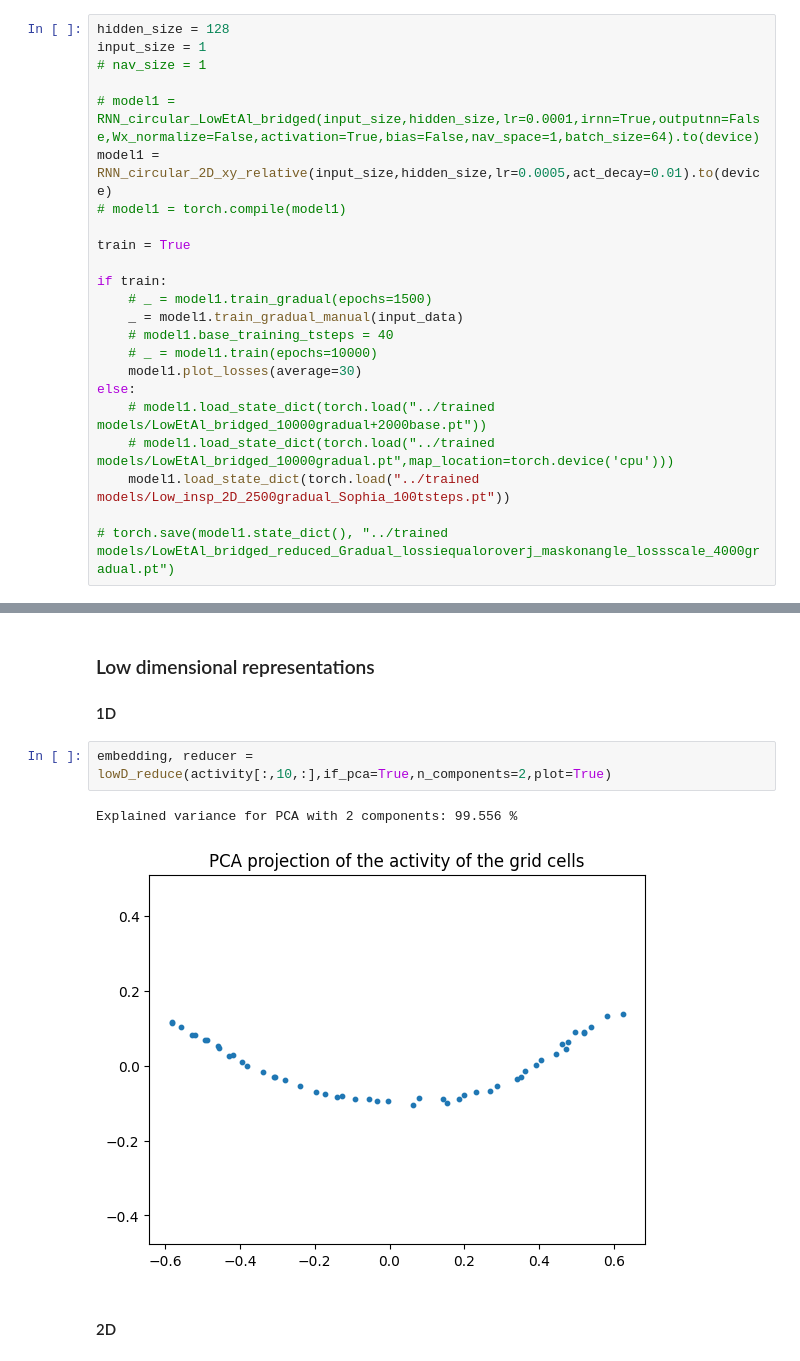
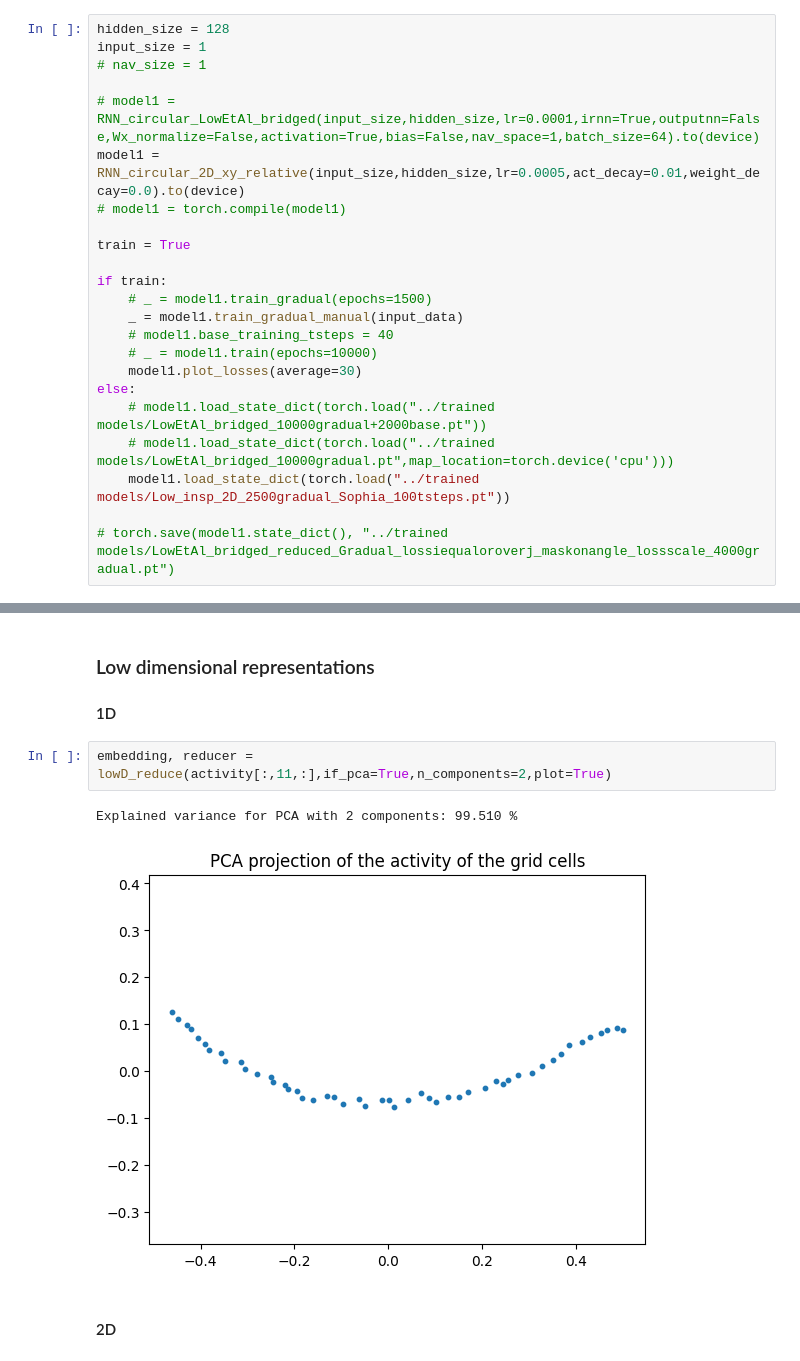
Before and after one commit to bioAI-Oslo/RNN-Adding-Problem-Representations, a Jupyter notebook: notebooks/summer.ipynb, the cells around one changed output, grey strips where cells are left out. Drawn from its saved outputs; the diff is of its cells as text.

```diff
--- a/notebooks/summer.ipynb
+++ b/notebooks/summer.ipynb
@@ -97,7 +97,7 @@ input_size = 1
 # nav_size = 1
 
 # model1 = RNN_circular_LowEtAl_bridged(input_size,hidden_size,lr=0.0001,irnn=True,outputnn=False,Wx_normalize=False,activation=True,bias=False,nav_space=1,batch_size=64).to(device)
-model1 = RNN_circular_2D_xy_relative(input_size,hidden_size,lr=0.0005,act_decay=0.01).to(device)
+model1 = RNN_circular_2D_xy_relative(input_size,hidden_size,lr=0.0005,act_decay=0.01,weight_decay=0.0).to(device)
 # model1 = torch.compile(model1)
 
 train = True
@@ -168,10 +168,10 @@ activity.shape
 
 #### 1D
 # %%
-embedding, reducer = lowD_reduce(activity[:,10,:],if_pca=True,n_components=2,plot=True)
+embedding, reducer = lowD_reduce(activity[:,11,:],if_pca=True,n_components=2,plot=True)
 # %% [output]
-Explained variance for PCA with 2 components: 99.556 %
+Explained variance for PCA with 2 components: 99.510 %
-[figure, old version]
+[figure, new version]
 # %% [markdown]
 #### 2D
 # %%
```
Also changed, not shown: parts of 10 cells of this notebook, 2 other files.
